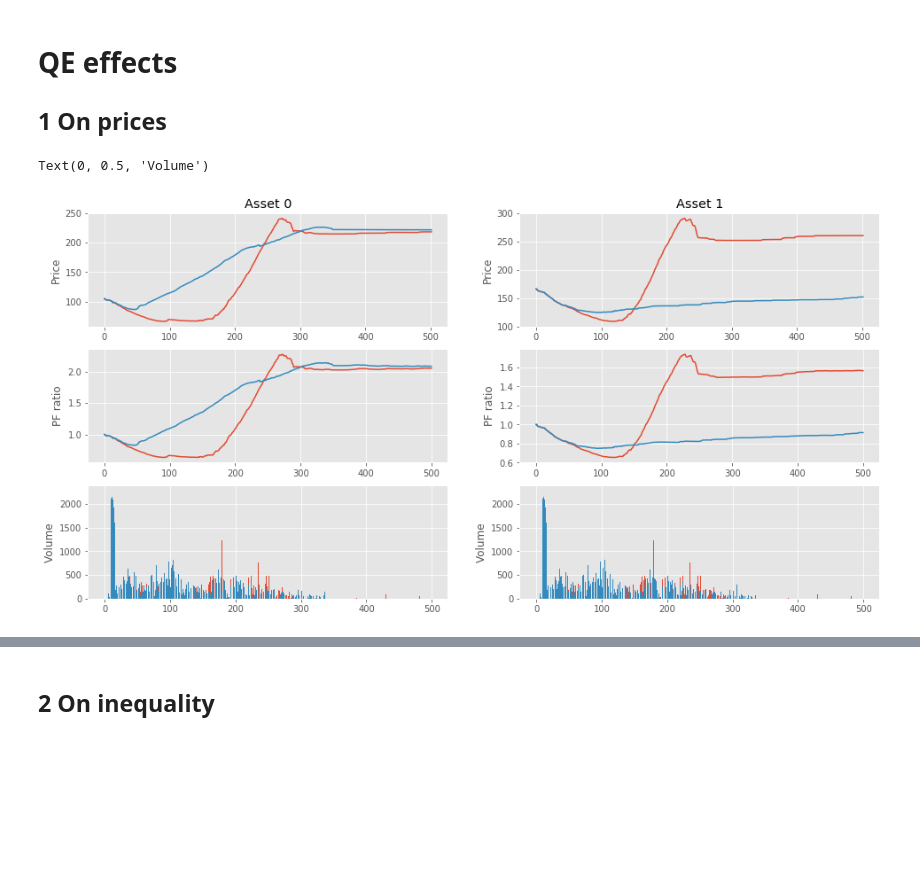
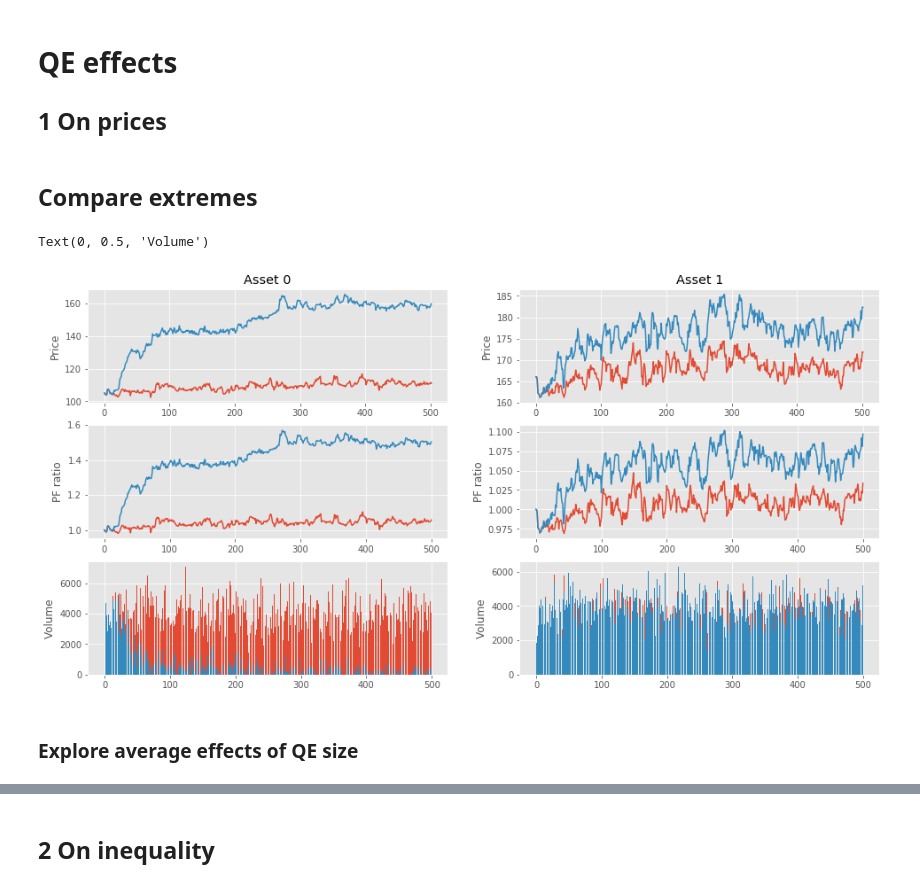
Before and after one commit to joerischasfoort/qe-inequality, a Jupyter notebook: qe-experiment.ipynb, the cells around one changed output, grey strips where cells are left out. Cells and saved outputs as stored; diff of their text form; code cells hidden in the pictures; blank space fills up the shorter version.

```diff
--- a/qe-experiment.ipynb
+++ b/qe-experiment.ipynb
@@ -28,18 +28,19 @@ NRUNS = 2
 burn_in_period = 0
 # %%
-params = {"fundamental_values": [105, 166], "asset_types": ['stock', 'stock'],
+params = {"fundamental_values": [105, 166], "asset_types": ['bond', 'stock'],
               "trader_sample_size": 22, "n_traders": 500,
               "ticks": 500, "std_fundamentals": [0.1, 0.1],
-              "std_noise": 0.00107, "w_random": 0.1,
-              "strat_share_chartists": 0.8,
-              "init_assets": [100, 100], "base_risk_aversion": 1.0,
+              "std_noise": 0.1007, "w_random": 0.1,
+              "strat_share_chartists": 0.0,
+              "init_assets": [200, 200], "base_risk_aversion": 1.0,
               'spread_max': 0.004087, "horizon": 200,
               "fundamentalist_horizon_multiplier": 0.2,
               "trades_per_tick": 3, "mutation_intensity": 0.0,
-              "average_learning_ability": 0.0,
+              "average_learning_ability": 0.0, 'money_multiplier': 1.0,
               "bond_mean_reversion": 0.8,
-              "qe_perc_size": 0.0, "qe_start": 10, "qe_end": 16, "qe_asset_index": 0}
+              "qe_perc_size": 0.0, "qe_start": 10, "qe_end": 50, "qe_asset_index": 0}
 # %%
-qe_size = [x / 100.0 for x in range(0, 100, 50)]
+steps = 10
+qe_size = [x / 100.0 for x in range(0, 100 + steps, steps)]
 qe_size
 # %% [output]
@@ -85,8 +93,10 @@ for idx, a in enumerate(params['asset_types']):
     fn = pd.DataFrame([orbs[run][idx].fundamental for run in range(NRUNS * experiments)]).transpose()
     asset_fundamentals.append(fn)
 
-    av = pd.DataFrame([[sum(v) for v in orbs[run][0].transaction_volumes_history] for run in range(NRUNS * experiments)]).transpose()
+    av = pd.DataFrame([[sum(v) for v in orbs[run][idx].transaction_volumes_history] for run in range(NRUNS * experiments)]).transpose()
     asset_volumes.append(av)
+# %% [markdown]
+## Compare extremes
 # %%
 av_p0_experiments = []
 av_p1_experiments = []
@@ -104,53 +114,55 @@ for x in range(experiments):
     p0 = asset_prices[0][range(y,y+NRUNS)]
     av_p0_experiments.append(p0.mean(axis=1))
 
-    p1 = asset_prices[1][range(y,y+NRUNS)]
+    p1 = asset_prices[-1][range(y,y+NRUNS)]
     av_p1_experiments.append(p1.mean(axis=1))
 
     # fundamentals
     f0 = asset_fundamentals[0][range(y,y+NRUNS)]
     av_fn0_experiments.append(f0.mean(axis=1))
 
-    f1 = asset_fundamentals[1][range(y,y+NRUNS)]
+    f1 = asset_fundamentals[-1][range(y,y+NRUNS)]
     av_fn1_experiments.append(f1.mean(axis=1))
 
     # volumes
     v0 = asset_volumes[0][range(y,y+NRUNS)]
     av_vol0_experiments.append(v0.mean(axis=1))
 
-    v1 = asset_volumes[0][range(y,y+NRUNS)]
+    v1 = asset_volumes[-1][range(y,y+NRUNS)]
     av_vol1_experiments.append(v1.mean(axis=1))
 # %%
 fig, ((ax1, ax2), (ax3, ax4), (ax5, ax6)) = plt.subplots(3, 2, figsize=(16,8))
 
 # prices
 ax1.set_title('Asset 0')
 ax1.plot(av_p0_experiments[0].index, av_p0_experiments[0], label='no-qe')
-ax1.plot(av_p0_experiments[1].index, av_p0_experiments[1], label='qe')
+ax1.plot(av_p0_experiments[-1].index, av_p0_experiments[-1], label='qe')
 ax1.set_ylabel('Price')
 
 ax2.set_title('Asset 1')
 ax2.plot(av_p1_experiments[0].index, av_p1_experiments[0], label='no-qe')
-ax2.plot(av_p1_experiments[1].index, av_p1_experiments[1], label='qe')
+ax2.plot(av_p1_experiments[-1].index, av_p1_experiments[-1], label='qe')
 ax2.set_ylabel('Price')
 
 # pf ratio's
 ax3.plot(av_p0_experiments[0].index, av_p0_experiments[0] / av_fn0_experiments[0])
-ax3.plot(av_p0_experiments[1].index, av_p0_experiments[1] / av_fn0_experiments[1])
+ax3.plot(av_p0_experiments[-1].index, av_p0_experiments[-1] / av_fn0_experiments[1])
 ax3.set_ylabel('PF ratio')
 
 ax4.plot(av_p1_experiments[0].index, av_p1_experiments[0] / av_fn1_experiments[0])
-ax4.plot(av_p1_experiments[1].index, av_p1_experiments[1] / av_fn1_experiments[1])
+ax4.plot(av_p1_experiments[-1].index, av_p1_experiments[-1] / av_fn1_experiments[1])
 ax4.set_ylabel('PF ratio')
 
 # volumes
 ax5.bar(av_vol0_experiments[0].index, av_vol0_experiments[0])
-ax5.bar(av_vol0_experiments[1].index, av_vol0_experiments[1])
+ax5.bar(av_vol0_experiments[-1].index, av_vol0_experiments[-1])
 ax5.set_ylabel('Volume')
 
 ax6.bar(av_vol1_experiments[0].index, av_vol1_experiments[0])
-ax6.bar(av_vol1_experiments[1].index, av_vol1_experiments[1])
+ax6.bar(av_vol1_experiments[-1].index, av_vol1_experiments[-1])
 ax6.set_ylabel('Volume')
 # %% [output]
 Text(0, 0.5, 'Volume')
-[figure, old version]
+[figure, new version]
+# %% [markdown]
+### Explore average effects of QE size
```
Also changed, not shown: parts of 5 cells of this notebook, 5 other files.
